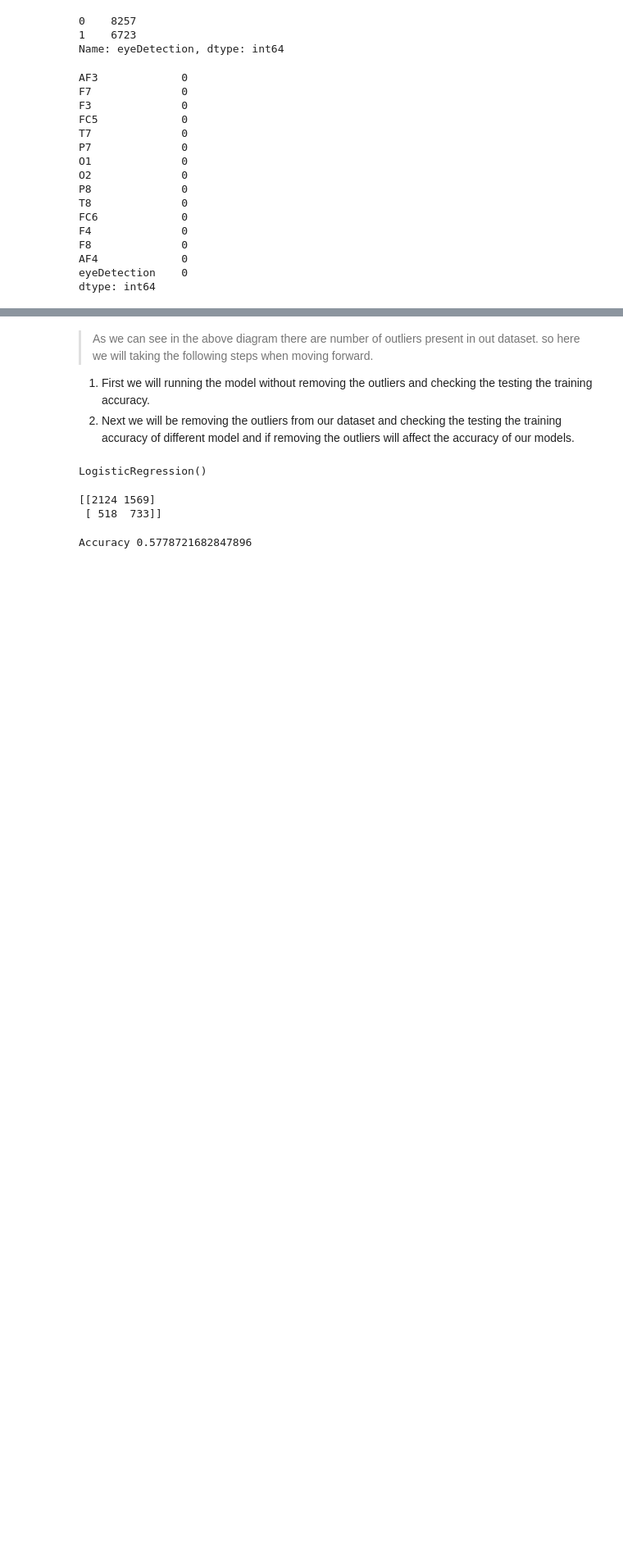
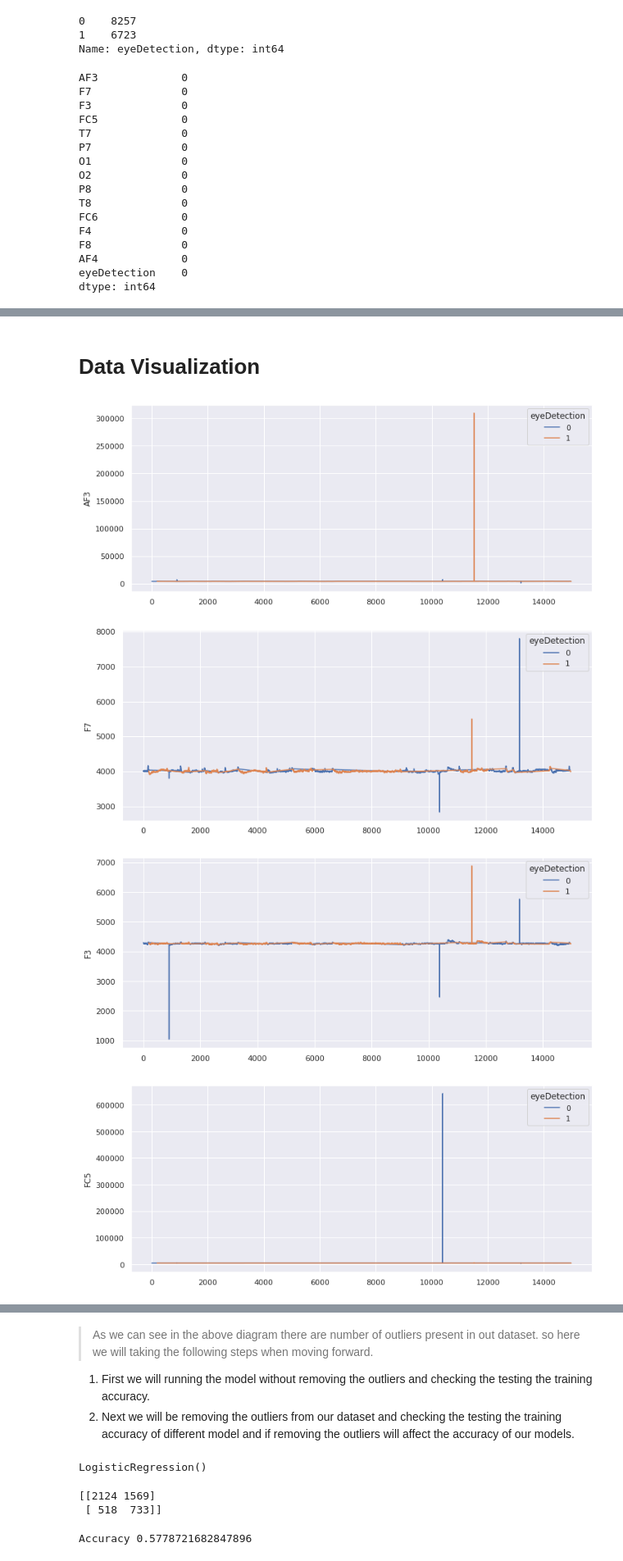
Before and after one commit to mahii6991/Kaggle_Projects, a Jupyter notebook: eeg-dataset-for-classification.ipynb, the cells around one changed output, grey strips where cells are left out. Shown at 82% size. Saved outputs shown, nothing was run; the diff lists cells and outputs as text; code cells hidden in the pictures; blank space fills up the shorter version.

```diff
--- a/eeg-dataset-for-classification.ipynb
+++ b/eeg-dataset-for-classification.ipynb
@@ -160,3 +160,16 @@ data_1.head()
 | 2 | 4327.69 | 4006.67 | 4295.38 | 4156.41 | 4336.92 | 4583.59 | 4096.92 | 4630.26 | 4207.69 | 4222.05 | 4206.67 | ... |
 | 3 | 4328.72 | 4011.79 | 4296.41 | 4155.90 | 4343.59 | 4582.56 | 4097.44 | 4630.77 | 4217.44 | 4235.38 | 4210.77 | ... |
 | 4 | 4326.15 | 4011.79 | 4292.31 | 4151.28 | 4347.69 | 4586.67 | 4095.90 | 4627.69 | 4210.77 | 4244.10 | 4212.82 | ... |
+# %% [markdown]
+# Data Visualization
+# %%
+sns.set_theme(style='darkgrid')
+for col in df.columns[0:-1]:
+    plt.figure(figsize=(12, 5))
+    sns.lineplot(x=df.index, y=col, data=df, hue="eyeDetection")
+    plt.show()
+# %% [output]
+[figure, added]
+[figure, added]
+[figure, added]
+[figure, added]
```
Also changed, not shown: parts of 5 cells of this notebook.
